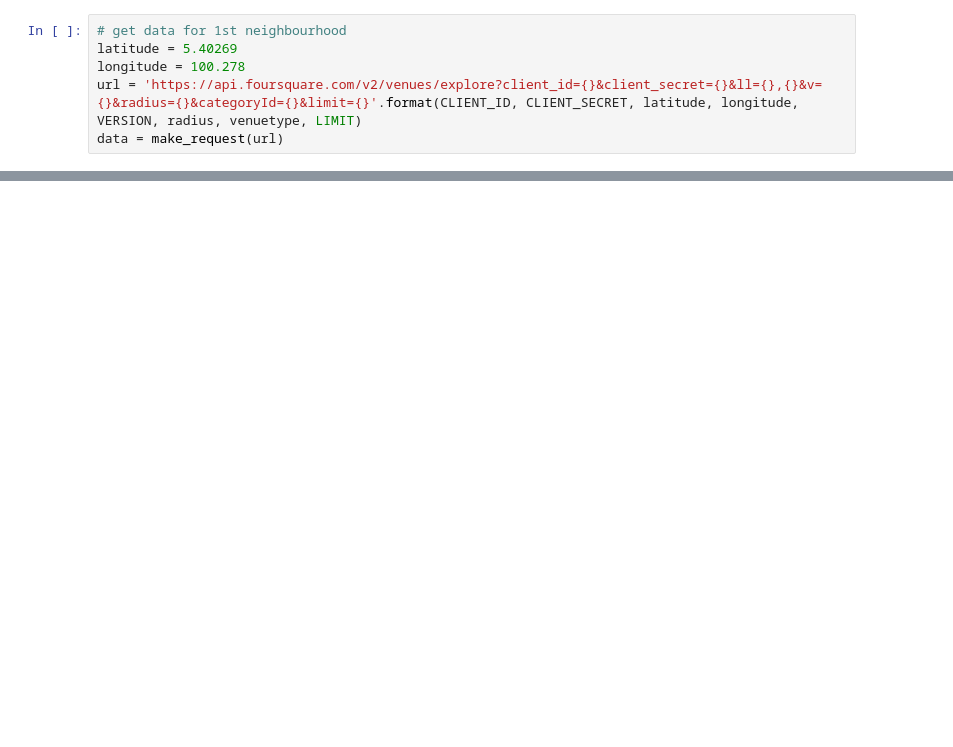
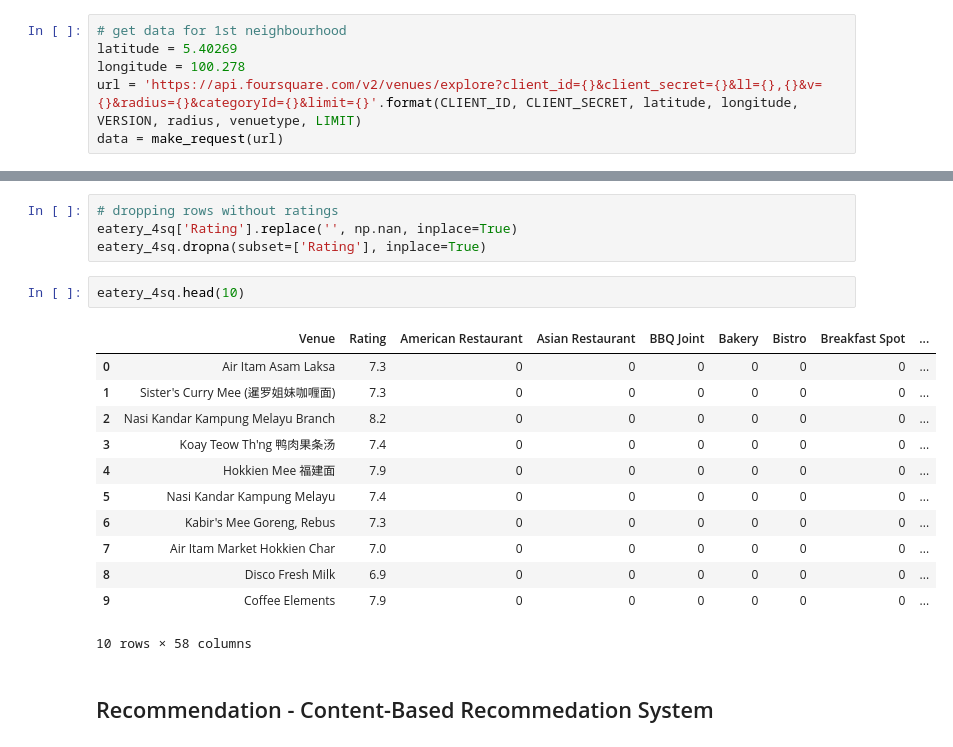
Before and after one commit to Tzeyong/Coursera_Capstone, a Jupyter notebook: Capstone.ipynb, the cells around one changed output, grey strips where cells are left out. Cells and saved outputs as stored; diff of their text form; blank space fills up the shorter version.

```diff
--- a/Capstone.ipynb
+++ b/Capstone.ipynb
@@ -394,0 +431,22 @@ df_venue.head()
+# %%
+# dropping rows without ratings
+eatery_4sq['Rating'].replace('', np.nan, inplace=True)
+eatery_4sq.dropna(subset=['Rating'], inplace=True)
+# %%
+eatery_4sq.head(10)
+# %% [output]
+|  | Venue | Rating | American Restaurant | Asian Restaurant | BBQ Joint | Bakery | Bistro | Breakfast Spot | ... |
+| 0 | Air Itam Asam Laksa | 7.3 | 0 | 0 | 0 | 0 | 0 | 0 | ... |
+| 1 | Sister's Curry Mee (暹罗姐妹咖喱面) | 7.3 | 0 | 0 | 0 | 0 | 0 | 0 | ... |
+| 2 | Nasi Kandar Kampung Melayu Branch | 8.2 | 0 | 0 | 0 | 0 | 0 | 0 | ... |
+| 3 | Koay Teow Th'ng 鸭肉果条汤 | 7.4 | 0 | 0 | 0 | 0 | 0 | 0 | ... |
+| 4 | Hokkien Mee 福建面 | 7.9 | 0 | 0 | 0 | 0 | 0 | 0 | ... |
+| 5 | Nasi Kandar Kampung Melayu | 7.4 | 0 | 0 | 0 | 0 | 0 | 0 | ... |
+| 6 | Kabir's Mee Goreng, Rebus | 7.3 | 0 | 0 | 0 | 0 | 0 | 0 | ... |
+| 7 | Air Itam Market Hokkien Char | 7.0 | 0 | 0 | 0 | 0 | 0 | 0 | ... |
+| 8 | Disco Fresh Milk | 6.9 | 0 | 0 | 0 | 0 | 0 | 0 | ... |
+| 9 | Coffee Elements | 7.9 | 0 | 0 | 0 | 0 | 0 | 0 | ... |
+10 rows × 58 columns
+# %% [markdown]
+<a id="4"></a>
+## Recommendation - Content-Based Recommedation System
```
Also changed, not shown: parts of 51 cells of this notebook.
